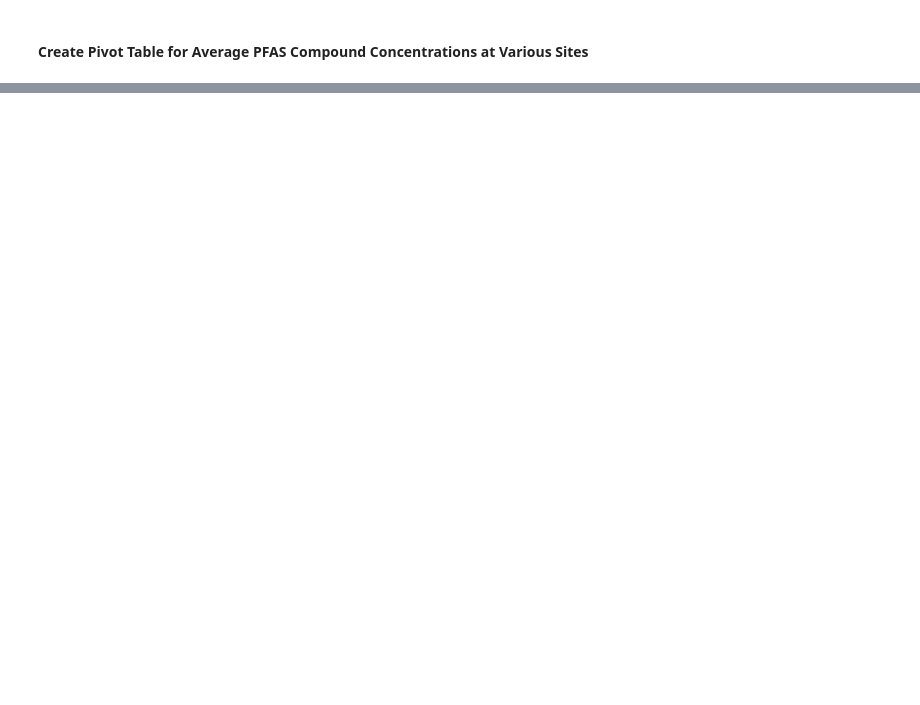
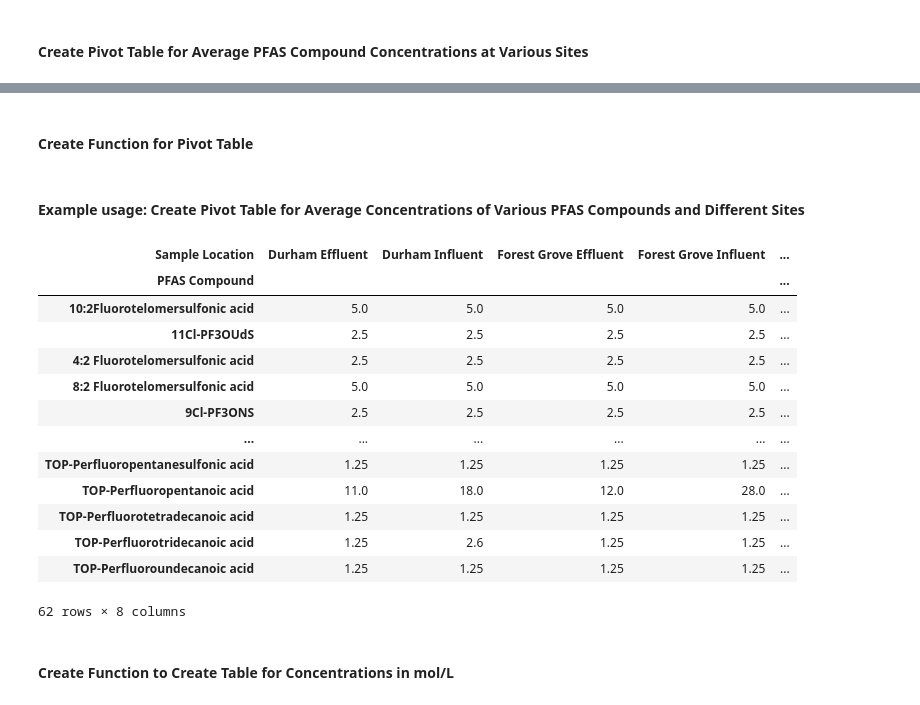
Before and after one commit to Clean-Water-Services/Jupyter-Notebooks, a Jupyter notebook: PFAS_Toolbox.ipynb, the cells around one changed output, grey strips where cells are left out. Cells and saved outputs as stored; diff of their text form; code cells hidden in the pictures; blank space fills up the shorter version.

```diff
--- a/PFAS_Toolbox.ipynb
+++ b/PFAS_Toolbox.ipynb
@@ -342,0 +763,12 @@ pivot_table
+# %%
+# Import data for this section examples.
+
+#Specify where the file is saved use '/' instead of '\'
+excel_file_path = 'U:/Research_and_Innovation/_ModellingGroupProjects/PFAS Investigations/Data and analysis/Database as of 11-27-2023 w Plots for ACWA Toxics.xlsm'
+#Specify sheet name
+sheet_name = 'PFAS Database'
+
+#Call data import function
+data_df = read_excel_sheet(excel_file_path, sheet_name)
+
+data_df.head()
@@ -342,0 +783,2 @@ pivot_table
+# %% [markdown]
+#### Create Function for Pivot Table
@@ -342,0 +831,40 @@ pivot_table
+# %% [markdown]
+#### Example usage: Create Pivot Table for Average Concentrations of Various PFAS Compounds and Different Sites
+# %%
+# Filter criteria
+
+#filter_qual_summary (list of str, optional): List of 'Qual Summary (Grade for filtering)' values to filter the data (default is None).
+filter_qual_summary = ['Good','Probably Ok','']
+#start_date (str, optional): Start date for the date range filter (default is None).
+start_date = '2023-04-06'
+#end_date (str, optional): End date for the date range filter (default is None).
+end_date = '2023-06-07'
+#filter_type (list of str, optional): List of 'Type' values to filter the data (default is None).
+filter_type = ['Effluent','Influent']
+#filter_pfas_compounds (list of str, optional): List of 'PFAS Compounds' values to filter the data (default is None).
+filter_pfas_compounds = None
+#filter_sample_location (list of str, optional): List of 'Sample Location' values to filter the data (default is None).
+filter_sample_location = None
+
+# Create the custom pivot table with sample location filter
+custom_pivot_table = create_custom_pivot_table_with_filters(data_df, filter_qual_summary, start_date, end_date,filter_type, filter_pfas_compounds, filter_sample_location)
+
+# Display the custom pivot table
+custom_pivot_table
+# %% [output]
+| Sample Location | Durham Effluent | Durham Influent | Forest Grove Effluent | Forest Grove Influent | ... |
+| PFAS Compound |  |  |  |  | ... |
+| 10:2Fluorotelomersulfonic acid | 5.0 | 5.0 | 5.0 | 5.0 | ... |
+| 11Cl-PF3OUdS | 2.5 | 2.5 | 2.5 | 2.5 | ... |
+| 4:2 Fluorotelomersulfonic acid | 2.5 | 2.5 | 2.5 | 2.5 | ... |
+| 8:2 Fluorotelomersulfonic acid | 5.0 | 5.0 | 5.0 | 5.0 | ... |
+| 9Cl-PF3ONS | 2.5 | 2.5 | 2.5 | 2.5 | ... |
+| ... | ... | ... | ... | ... | ... |
+| TOP-Perfluoropentanesulfonic acid | 1.25 | 1.25 | 1.25 | 1.25 | ... |
+| TOP-Perfluoropentanoic acid | 11.0 | 18.0 | 12.0 | 28.0 | ... |
+| TOP-Perfluorotetradecanoic acid | 1.25 | 1.25 | 1.25 | 1.25 | ... |
+| TOP-Perfluorotridecanoic acid | 1.25 | 2.6 | 1.25 | 1.25 | ... |
+| TOP-Perfluoroundecanoic acid | 1.25 | 1.25 | 1.25 | 1.25 | ... |
+62 rows × 8 columns
+# %% [markdown]
+#### Create Function to Create Table for Concentrations in  mol/L
```
Also changed, not shown: parts of 37 cells of this notebook.
